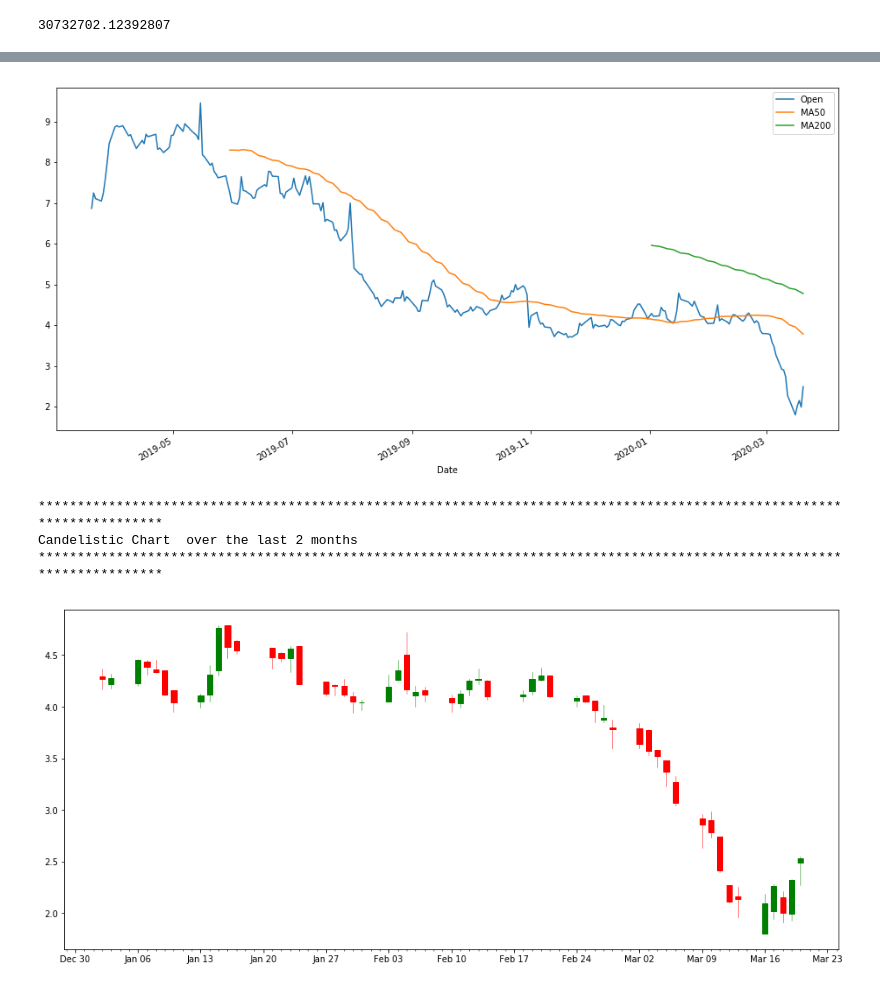
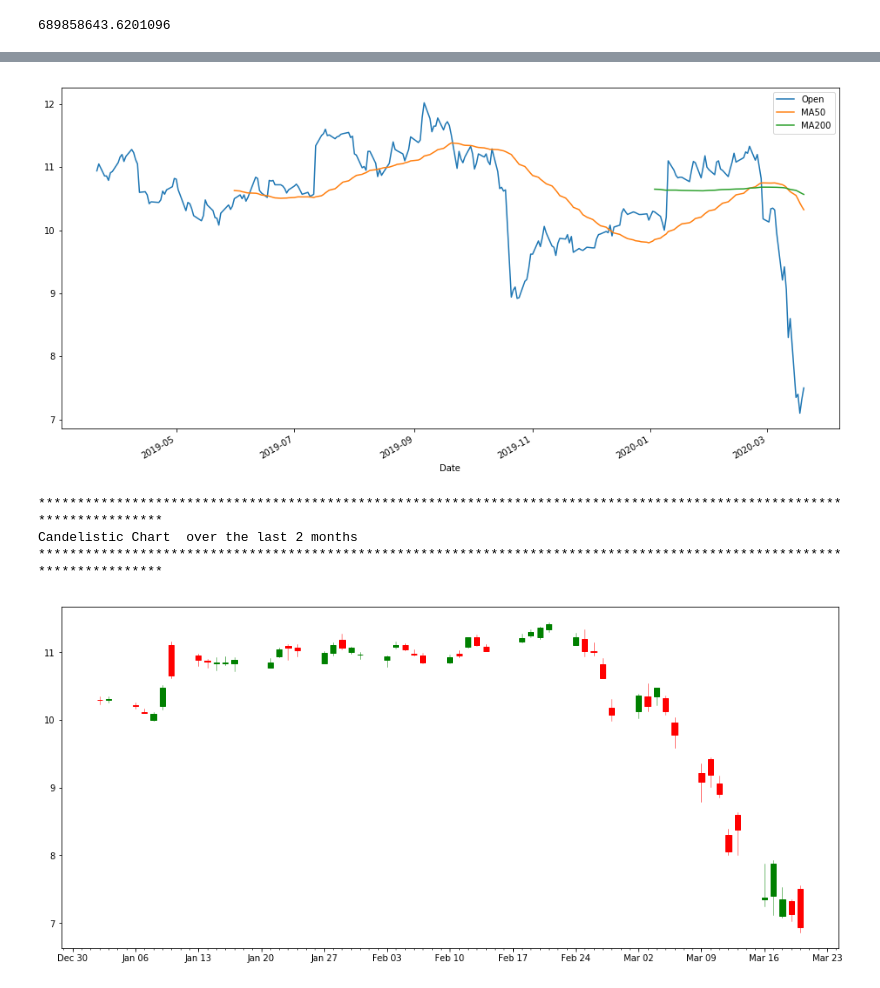
Before and after one commit to manish6007/Python, a Jupyter notebook: Stock Analysis.ipynb, the cells around one changed output, grey strips where cells are left out. Cells and saved outputs as stored; diff of their text form; code cells hidden in the pictures.

```diff
--- a/Stock Analysis.ipynb
+++ b/Stock Analysis.ipynb
@@ -22,3 +22,5 @@ class color:
 # %%
 start = datetime.datetime(pd.datetime.now().year-1,pd.datetime.now().month,pd.datetime.now().day)
 end = datetime.datetime(pd.datetime.now().year,pd.datetime.now().month,pd.datetime.now().day)
+# %%
+script = input("Please Enter the stock name to be analyzed:")
@@ -25,5 +29,5 @@ end = datetime.datetime(pd.datetime.now().year,pd.datetime.now().month,pd.dateti
 # %%
-stock = web.DataReader('TCS','yahoo',start,end)
+stock = web.DataReader(script,'yahoo',start,end)
 # %%
 stock.head()
 # %% [output]
@@ -70,7 +74,7 @@ Timestamp('2019-05-15 00:00:00')
 # %%
 stock['Total Traded'].max()
 # %% [output]
-30732702.12392807
+689858643.6201096
 # %%
 print (color.GREEN+'***********************************************************************************************************************')
 print (color.GREEN + '\033[1m' + 'MA50 and MA200 over the last one year from %s to %s'%(start, end))
@@ -78,7 +82,7 @@ print ('************************************************************************
 
 stock['MA50'] = stock['Open'].rolling(50).mean()
 stock['MA200'] = stock['Open'].rolling(200).mean()
-stock[['Open','MA50','MA200']].plot(label='stock',figsize=(16,8))
+stock[['Open','MA50','MA200']].plot(label='{}'.format(script),figsize=(16,8))
 plt.show();
 # %% [output]
 ***********************************************************************************************************************
@@ -86,5 +90,5 @@ MA50 and MA200 over the last one year from 2019-03-21 00:00:00 to 2020-03-21 00:
 ***********************************************************************************************************************
-[figure, old version]
+[figure, new version]
 # %%
 import mpl_finance
 from mpl_finance import candlestick_ohlc
@@ -118,7 +122,7 @@ plt.show();
 ***********************************************************************************************************************
 Candelistic Chart  over the last 2 months
 ***********************************************************************************************************************
-[figure, old version]
+[figure, new version]
 # %%
 print (color.GREEN+'***********************************************************************************************************************')
 print (color.GREEN + '\033[1m' + 'Percentage change of the stock  over the last one year from %s to %s \N{grinning face}'%(start, end))
```
Also changed, not shown: parts of 9 cells of this notebook.
